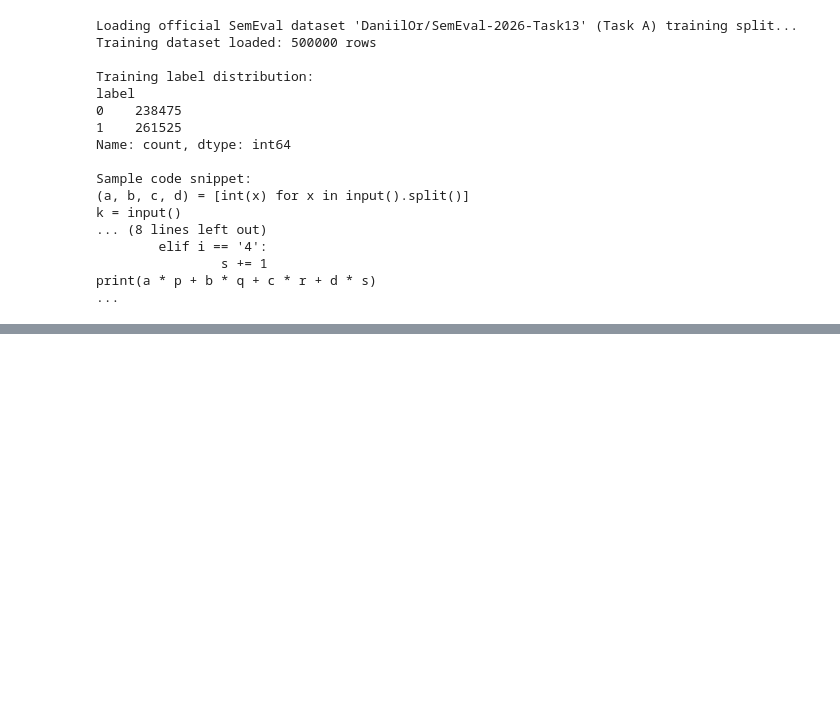
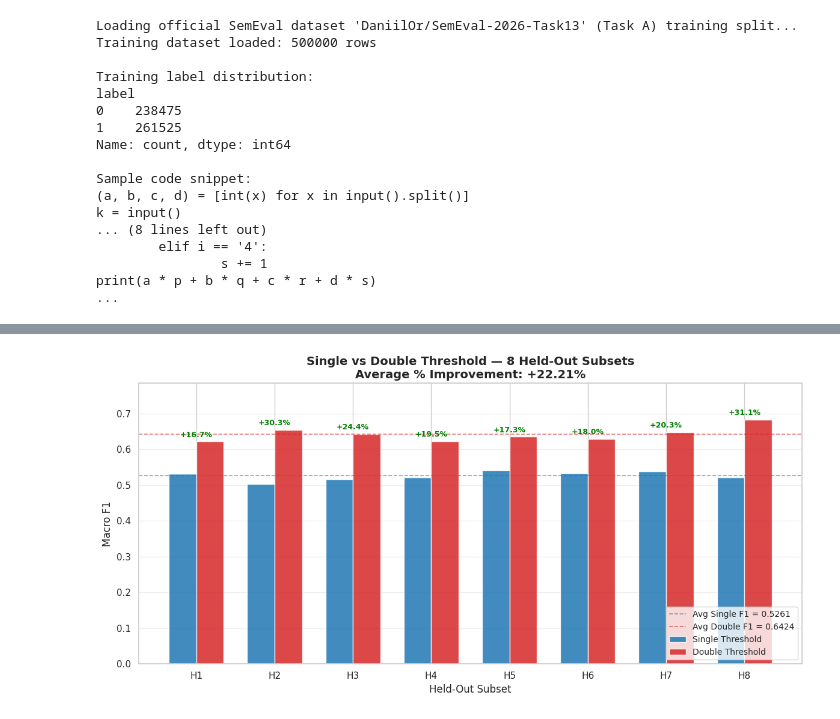
Before and after one commit to papo1011/semeval2026, a Jupyter notebook: task_A/fast_detect_gpt_trainset_threshold.ipynb, the cells around one changed output, grey strips where cells are left out. Cells and saved outputs as stored; diff of their text form; code cells hidden in the pictures; blank space fills up the shorter version.

```diff
--- a/task_A/fast_detect_gpt_trainset_threshold.ipynb
+++ b/task_A/fast_detect_gpt_trainset_threshold.ipynb
@@ -411,0 +536,46 @@ plt.show()
+# %%
+fig, ax = plt.subplots(figsize=(12, 6))
+
+holdout_ids = [r['holdout'] for r in holdout_results]
+single_f1s = [r['single_f1'] for r in holdout_results]
+double_f1s = [r['double_f1'] for r in holdout_results]
+pct_improvements = [r['pct_improvement'] for r in holdout_results]
+
+x = np.arange(len(holdout_ids))
+bar_width = 0.35
+
+bars_single = ax.bar(x - bar_width / 2, single_f1s, bar_width,
+                     label='Single Threshold', color='#1f77b4', alpha=0.85, edgecolor='white')
+bars_double = ax.bar(x + bar_width / 2, double_f1s, bar_width,
+                     label='Double Threshold', color='#d62728', alpha=0.85, edgecolor='white')
+
+# Annotate % improvement on top of each pair
+for i, (s, d, pct) in enumerate(zip(single_f1s, double_f1s, pct_improvements)):
+    top = max(s, d)
+    color = 'green' if pct > 0 else 'red'
+    ax.text(i, top + 0.008, f'{pct:+.1f}%', ha='center', va='bottom',
+            fontsize=9, fontweight='bold', color=color)
+
+# Average line
+ax.axhline(avg_single_f1, color='#1f77b4', linestyle='--', linewidth=1.2, alpha=0.6,
+           label=f'Avg Single F1 = {avg_single_f1:.4f}')
+ax.axhline(avg_double_f1, color='#d62728', linestyle='--', linewidth=1.2, alpha=0.6,
+           label=f'Avg Double F1 = {avg_double_f1:.4f}')
+
+ax.set_xlabel('Held-Out Subset', fontsize=12)
+ax.set_ylabel('Macro F1', fontsize=12)
+ax.set_title(
+    f'Single vs Double Threshold — {N_HOLDOUTS} Held-Out Subsets\n'
+    f'Average % Improvement: {avg_pct:+.2f}%',
+    fontsize=14, fontweight='bold',
+)
+ax.set_xticks(x)
+ax.set_xticklabels([f'H{h}' for h in holdout_ids])
+ax.set_ylim(0, max(max(single_f1s), max(double_f1s)) * 1.15)
+ax.legend(loc='lower right', fontsize=10)
+ax.grid(axis='y', alpha=0.3)
+
+plt.tight_layout()
+plt.show()
+# %% [output]
+[figure, added]
```
Also changed, not shown: parts of 12 cells of this notebook, 2 other files.
